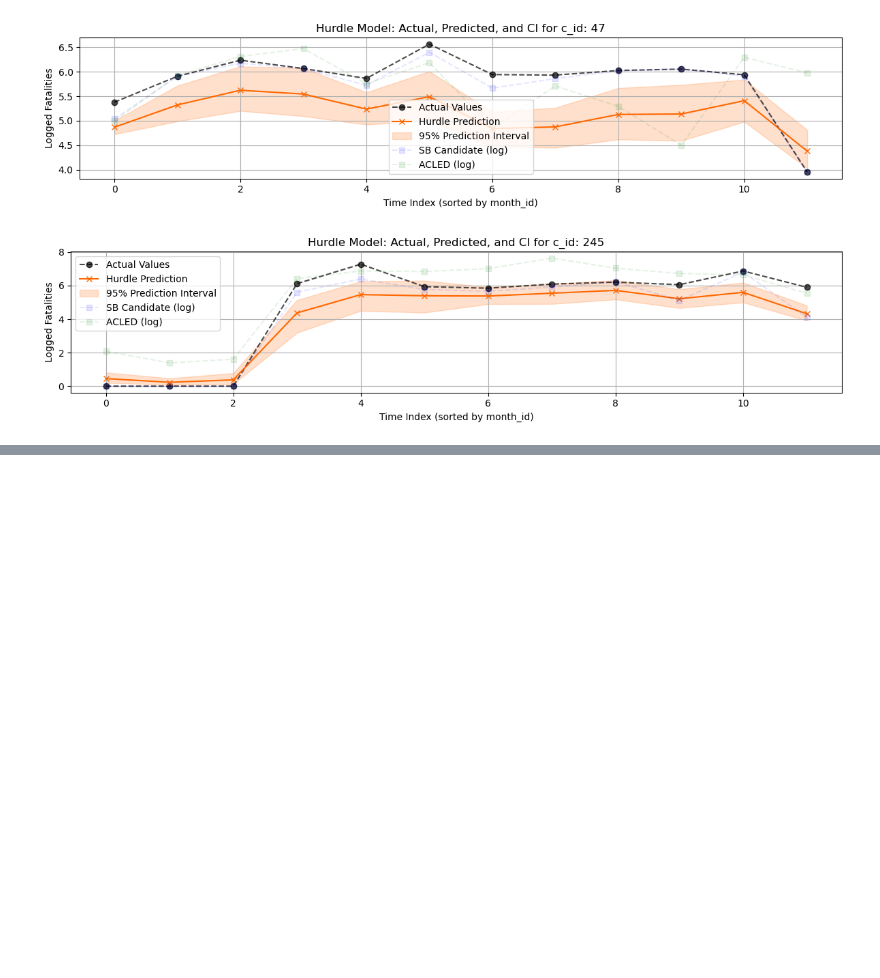
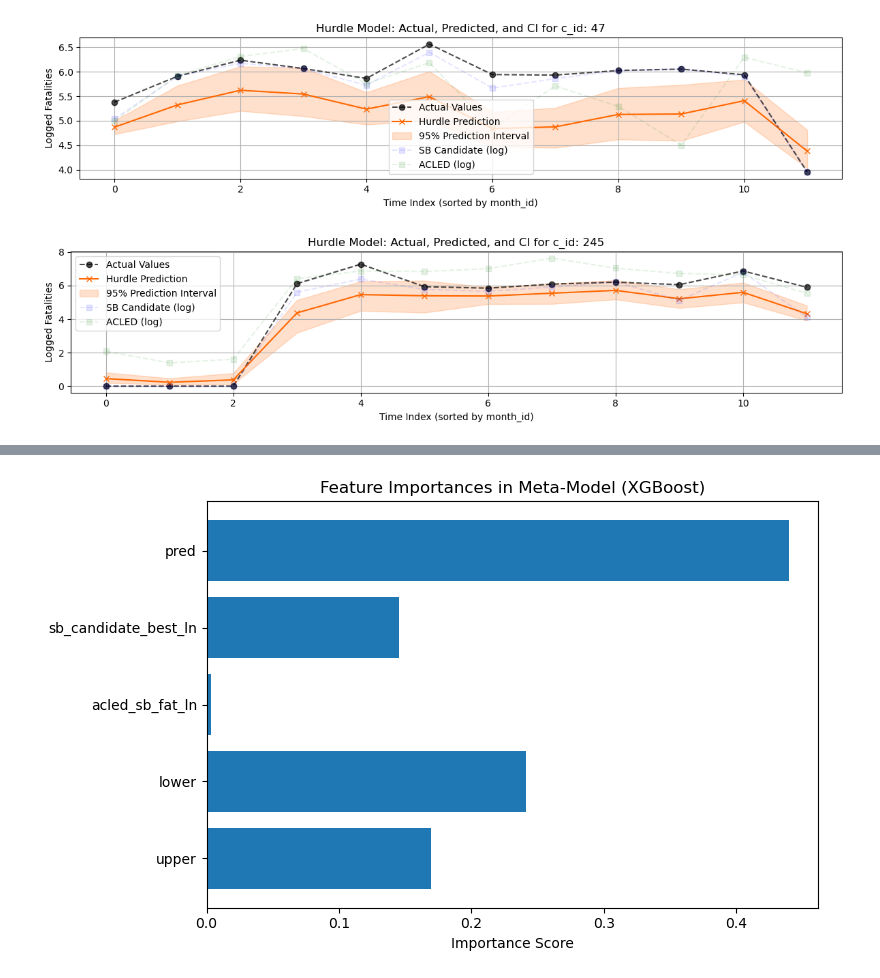
Before and after one commit to views-platform/views-nowcasting, a Jupyter notebook: views-nowcasting.ipynb, the cells around one changed output, grey strips where cells are left out. Saved outputs shown, nothing was run; the diff lists cells and outputs as text; code cells hidden in the pictures; blank space fills up the shorter version.

```diff
--- a/views-nowcasting.ipynb
+++ b/views-nowcasting.ipynb
@@ -1095,0 +1217,18 @@ plot_hurdle_predictions_by_cid(results_df, c_id_to_plot=245)
+# %%
+from xgboost import XGBRegressor
+import matplotlib.pyplot as plt
+
+# Define predictors and target
+X_full = results_df[['pred', 'sb_candidate_best_ln', 'acled_sb_fat_ln', 'lower', 'upper']]
+y_full = results_df['actual']
+
+# Train the final meta-model on all data
+meta_model_full = XGBRegressor(
+    n_estimators=100,
+    max_depth=3,
+    learning_rate=0.1,
+    objective='reg:squarederror',
+    random_state=42
+)
+
+meta_model_full.fit(X_full, y_full)
@@ -1095,0 +1247,14 @@ plot_hurdle_predictions_by_cid(results_df, c_id_to_plot=245)
+# %%
+# Plot importance
+plt.figure(figsize=(8, 5))
+xgb_importances = meta_model_full.feature_importances_
+features = X_full.columns
+
+plt.barh(features, xgb_importances)
+plt.title("Feature Importances in Meta-Model (XGBoost)")
+plt.xlabel("Importance Score")
+plt.gca().invert_yaxis()  # Highest at the top
+plt.tight_layout()
+plt.show()
+# %% [output]
+[figure, added]
```
Also changed, not shown: parts of 10 cells of this notebook.
